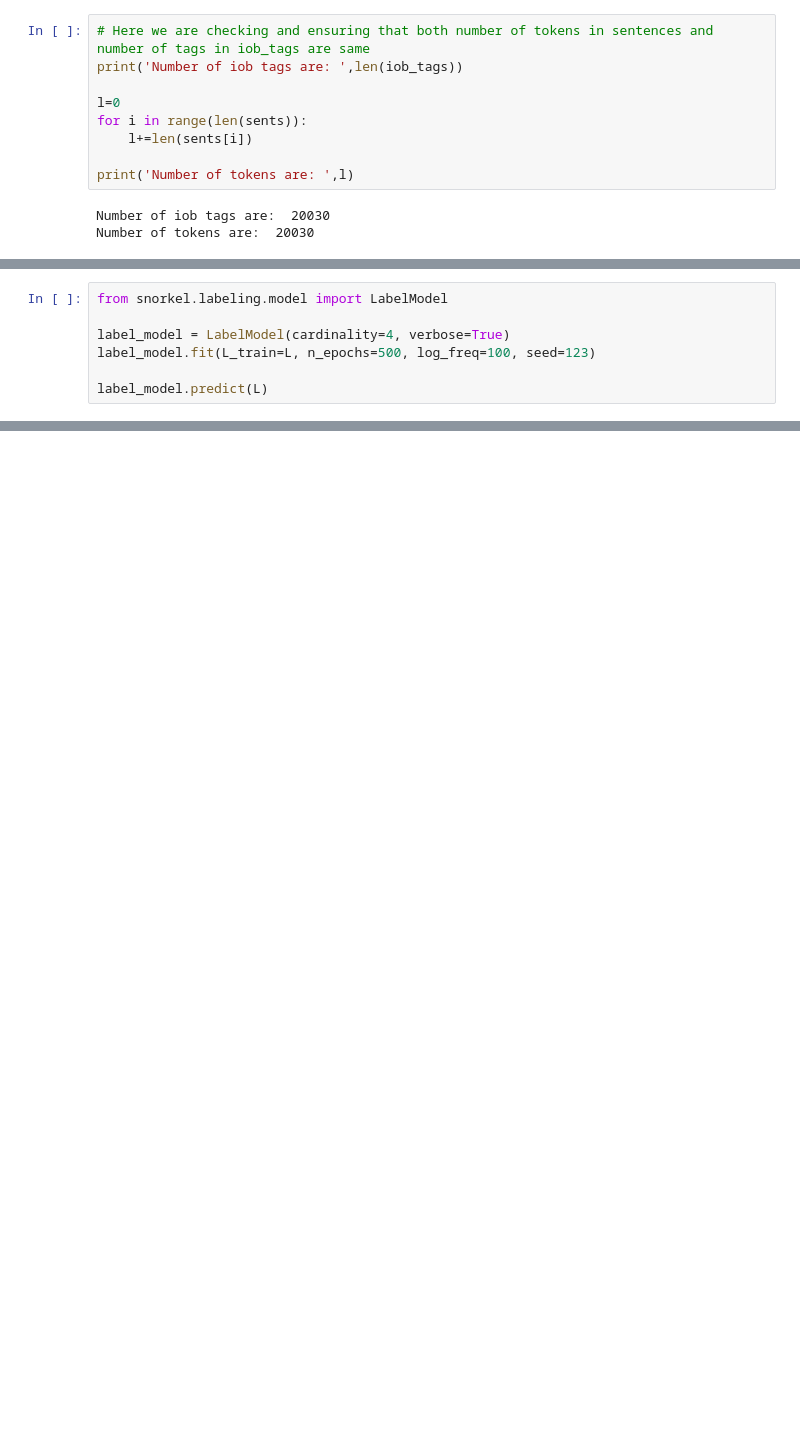
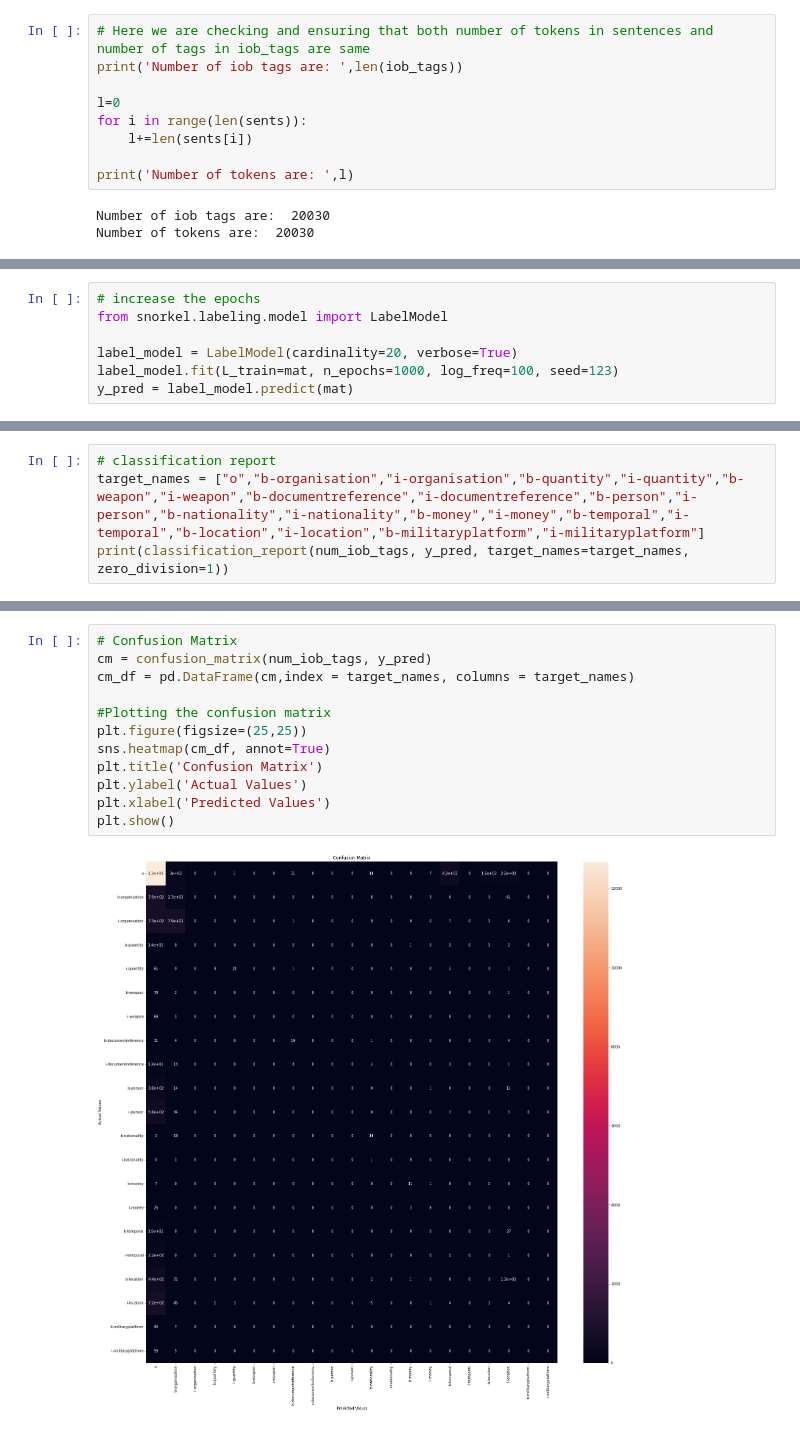
Before and after one commit to Rockarya/NER, a Jupyter notebook: make_sentences.ipynb, the cells around one changed output, grey strips where cells are left out. Saved outputs shown, nothing was run; the diff lists cells and outputs as text; blank space fills up the shorter version.

```diff
--- a/make_sentences.ipynb
+++ b/make_sentences.ipynb
@@ -257,7 +257,7 @@ L = np.asarray(L.astype(np.int8).todense())
 # %%
+# increase the epochs
 from snorkel.labeling.model import LabelModel
 
-label_model = LabelModel(cardinality=4, verbose=True)
-label_model.fit(L_train=L, n_epochs=500, log_freq=100, seed=123)
-
-label_model.predict(L)
+label_model = LabelModel(cardinality=20, verbose=True)
+label_model.fit(L_train=mat, n_epochs=1000, log_freq=100, seed=123)
+y_pred = label_model.predict(mat)
@@ -267,0 +274,4 @@ print(label_model_acc)
+# %%
+# classification report
+target_names = ["o","b-organisation","i-organisation","b-quantity","i-quantity","b-weapon","i-weapon","b-documentreference","i-documentreference","b-person","i-person","b-nationality","i-nationality","b-money","i-money","b-temporal","i-temporal","b-location","i-location","b-militaryplatform","i-militaryplatform"]
+print(classification_report(num_iob_tags, y_pred, target_names=target_names, zero_division=1))
@@ -267,0 +296,14 @@ print(label_model_acc)
+# %%
+# Confusion Matrix
+cm = confusion_matrix(num_iob_tags, y_pred)
+cm_df = pd.DataFrame(cm,index = target_names, columns = target_names)
+
+#Plotting the confusion matrix
+plt.figure(figsize=(25,25))
+sns.heatmap(cm_df, annot=True)
+plt.title('Confusion Matrix')
+plt.ylabel('Actual Values')
+plt.xlabel('Predicted Values')
+plt.show()
+# %% [output]
+[figure, added]
```
Also changed, not shown: parts of 8 cells of this notebook, 2 other files.
